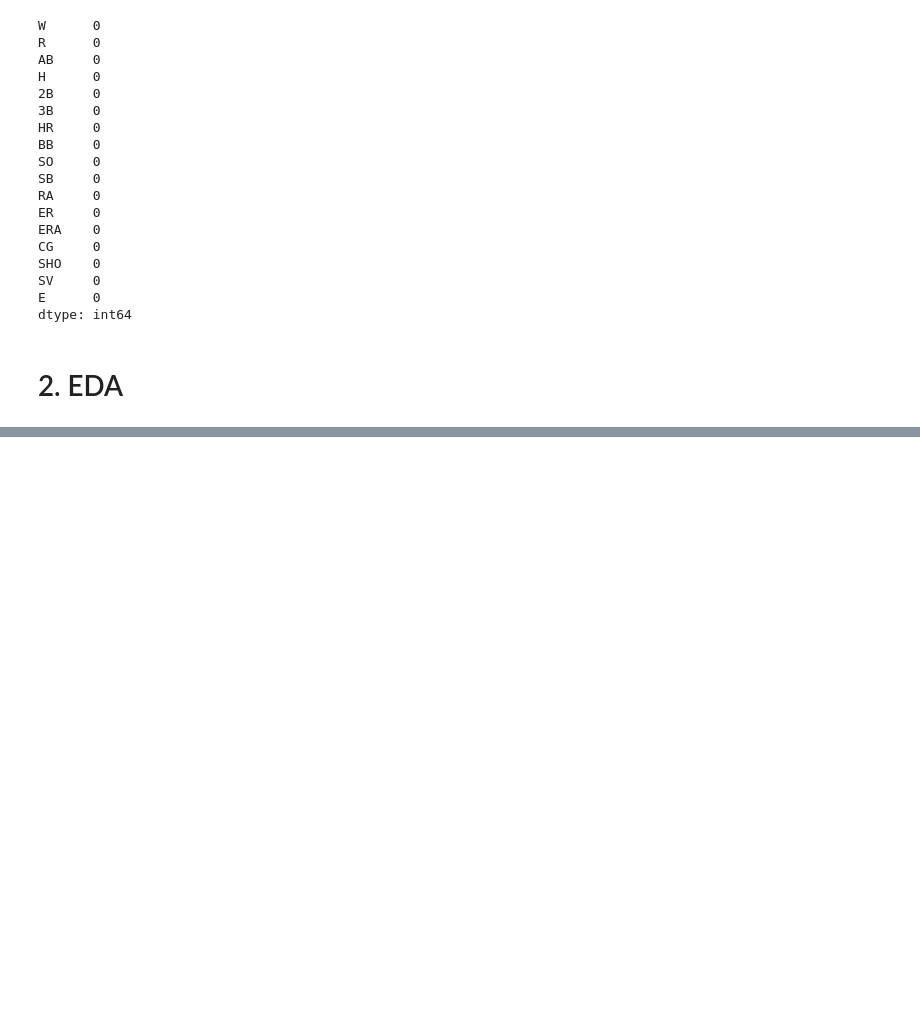
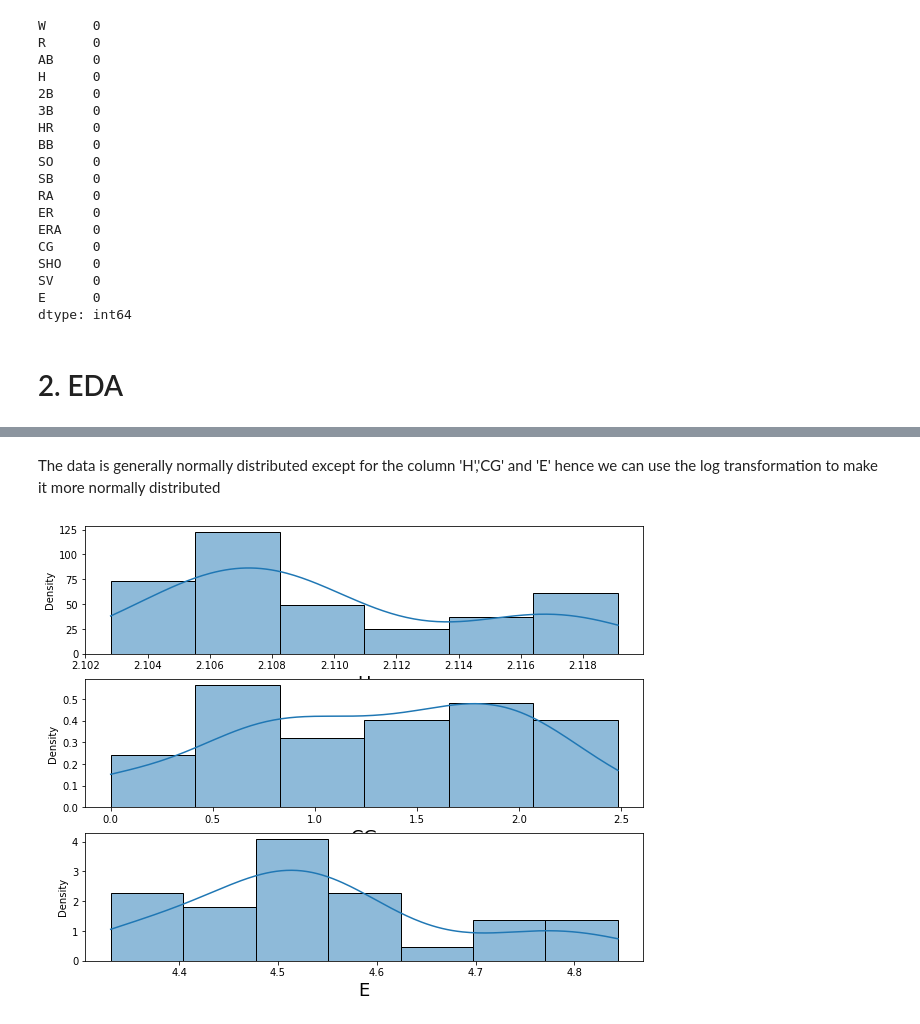
Before and after one commit to zobekenobe/DT-Evaluation-Project, a Jupyter notebook: Project 1.ipynb, the cells around one changed output, grey strips where cells are left out. Saved outputs shown, nothing was run; the diff lists cells and outputs as text; code cells hidden in the pictures; blank space fills up the shorter version.

```diff
--- a/Project 1.ipynb
+++ b/Project 1.ipynb
@@ -108,0 +121,17 @@ dtype: int64
+# %% [markdown]
+The data is generally normally distributed except for the column 'H','CG' and 'E' hence we can use the log transformation to make it more normally distributed
+# %%
+log_transform_features = ['H', 'CG', 'E']
+plt.figure(figsize = (25, 20))
+plotnumber = 1
+
+for col in log_transform_features:
+    plt.subplot(3,1,plotnumber)
+    x = np.log1p(df[col])
+    df[col] = x
+    sns.histplot(df[col], kde = True, stat = 'density')
+    plt.xlabel(col, fontsize = 18)
+    plotnumber += 1
+plt.show()
+# %% [output]
+[figure, added]
```
Also changed, not shown: parts of 7 cells of this notebook.
